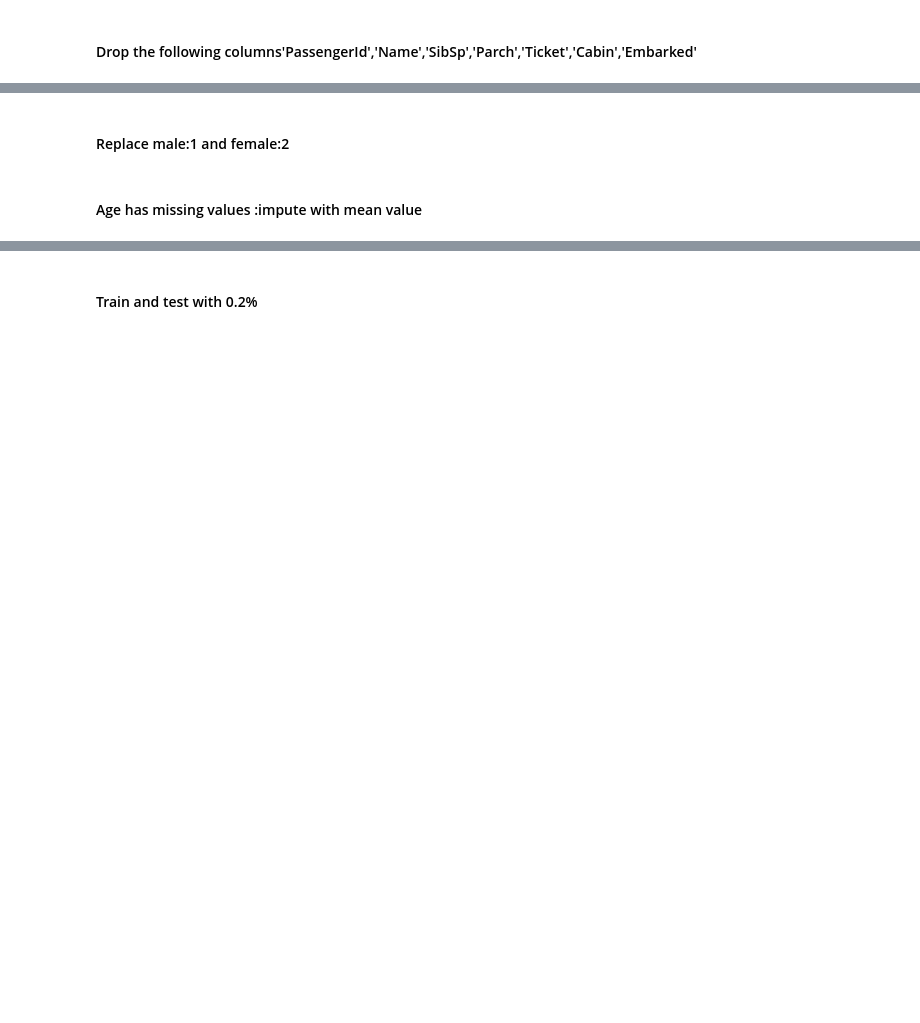
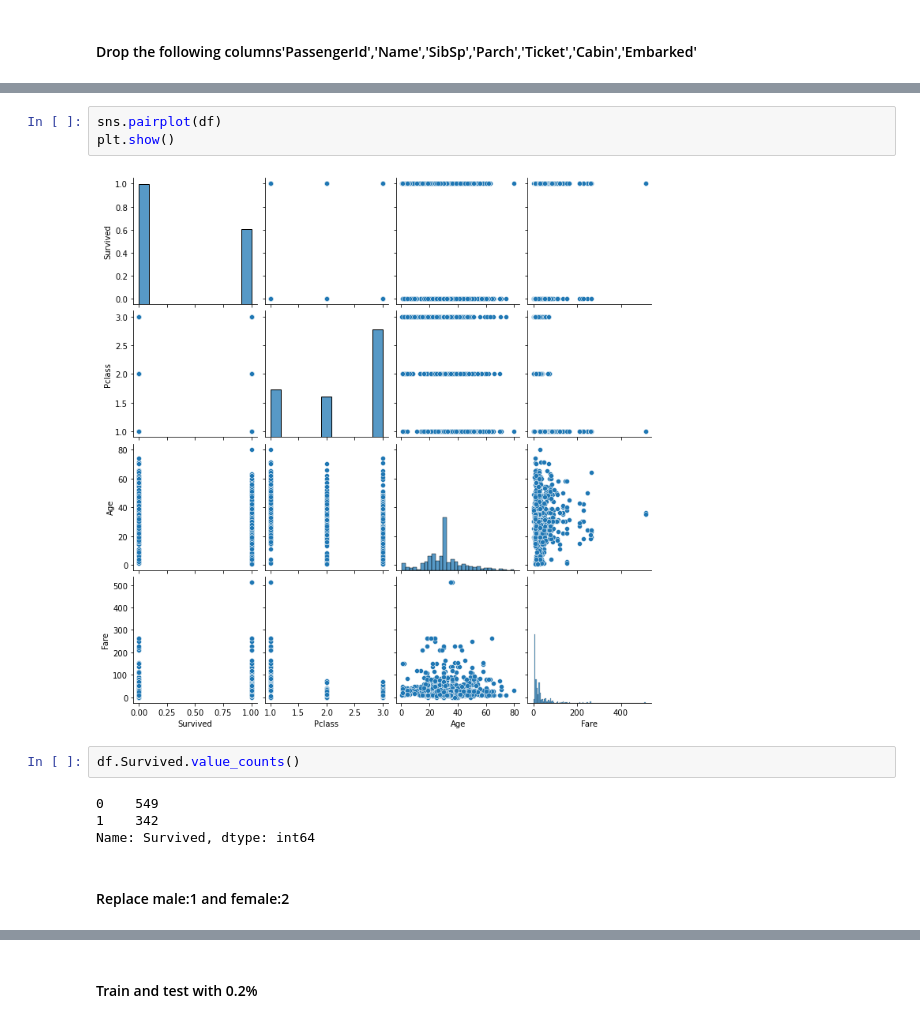
Before and after one commit to Leena-shibu/Predictivemodelling, a Jupyter notebook: DecisionTree/Titanic_Exercise.ipynb, the cells around one changed output, grey strips where cells are left out. Drawn from its saved outputs; the diff is of its cells as text; blank space fills up the shorter version.

```diff
--- a/DecisionTree/Titanic_Exercise.ipynb
+++ b/DecisionTree/Titanic_Exercise.ipynb
@@ -7,4 +88,13 @@
+# %%
+sns.pairplot(df)
+plt.show()
+# %% [output]
+[figure, added]
+# %%
+df.Survived.value_counts()
+# %% [output]
+0    549
+1    342
+Name: Survived, dtype: int64
 # %% [markdown]
 #### Replace male:1 and female:2
-# %% [markdown]
-#### Age has missing values :impute with mean value
```
Also changed, not shown: parts of 29 cells of this notebook.
